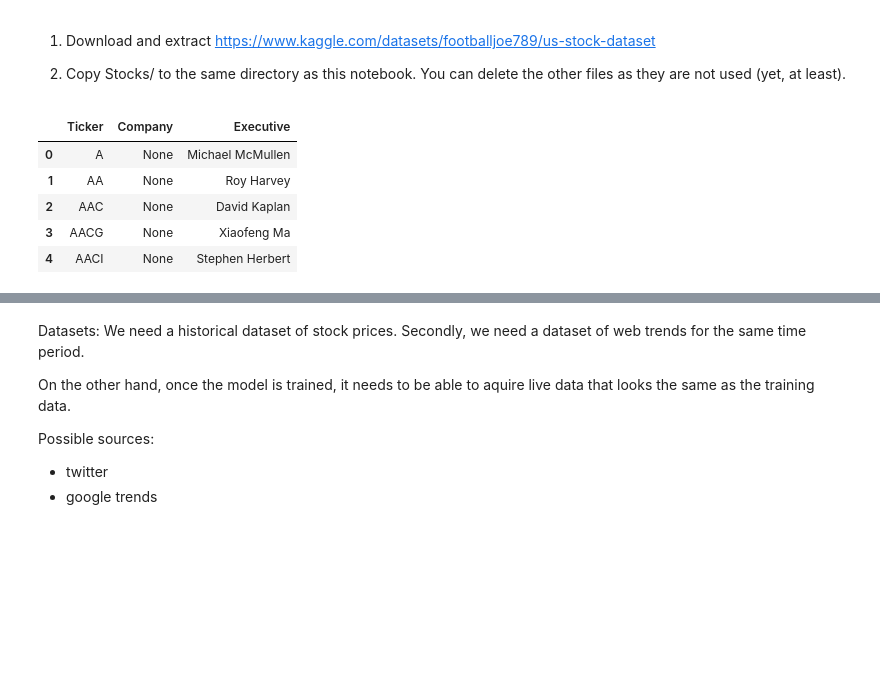
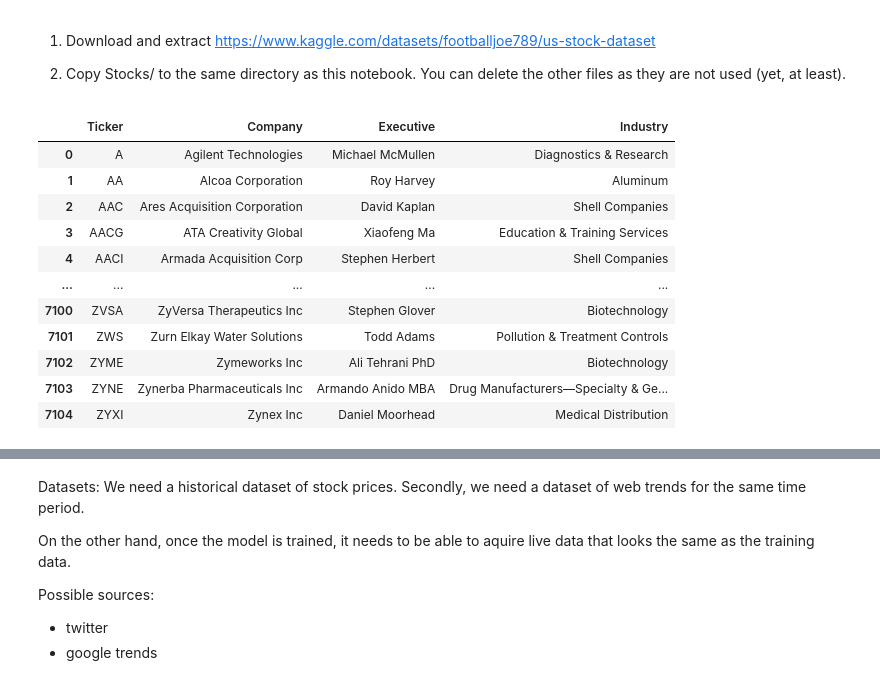
Before and after one commit to smoothjazzuser/NLP_trend_stocks, a Jupyter notebook: stock_skeleton.ipynb, the cells around one changed output, grey strips where cells are left out. Cells and saved outputs as stored; diff of their text form; code cells hidden in the pictures; blank space fills up the shorter version.

Commit message:
update info extraction method

```diff
--- a/stock_skeleton.ipynb
+++ b/stock_skeleton.ipynb
@@ -38,51 +37,95 @@ class stock_tickers():
                 if file_sizes[i] < min_size:
                     os.remove(file_path+self.stocks_symbols[i]+file_ext)
 
     def ticker_list_to_dataframe(self):
         self.data = pd.DataFrame(self.stocks_symbols, columns = ['Ticker'])
 
-    def get_company(self, ticker):
+    def get_company(self, index):
         """Return the company name for a given ticker."""
-        #return self.yh_tickers[ticker].info['longName']
-        pass
+        if type(index) == int:
+            if 'longBusinessSummary' in self.yh_tickers[index]:
+                name =  self.yh_tickers[index]['longBusinessSummary'].replace(". ", " ").replace(",", "")
+                # if name contains break_words, split on them and take the first word
+
+                # words to break on but also keep in the name
+                break_words = [' Inc ', ' Corp ', ' Ltd ', ' LLC ', ' LTD ', ' Corporation ', ' Company ', ' Group ', ' Holdings ', ' Systems ', ' Technologies ', ' Technology ', ' Services ', ' Solutions ', " Bancorp ", " Limited ", " develops ", " researches ", "S.A", " Inc.", " N.V", " Co ", " Corp. "]
+                for word in break_words:
+                    if word in name:
+                        name = name.split(word)[0] + word
+                        #remove trailing spaces
+                        name = name.strip()
+
+                # exclusive words to break on
+                break_words2 = [" is ", " and sells ", " does ", " engages ", " operates ", " provides ", " de ", " focuses ", " supports ", " - ", " distributes ", " specializes ", " (", " originates ", " owns ", " acquires ", " invests ", " offers ", " through ", " together ", " a ", " an ", " supplies ", "explores ", " designs ", " formerly " , " manufactures "," holds ", " included ", " ranks "]
+                for word in break_words2:
+                    if word in name:
+                        name = name.split(word)[0]
+
+                # words to break and remove from the front of the name
+                break_words_front = ["2022", "2023", "2024", "2025", "2026", "2027", "2028", "2029", "2030", " VA "]
+                for word in break_words_front:
+                    if word in name:
+                        name = name.split(word)[-1]
+                        name = name.strip()
+
+                if name[-1] == ".":
+                    name = name[:-1]
+
+                return name
+        return ""
 
     def get_company_officers(self, index):
-        try:
-            officers = tickers.yh_tickers[index]["companyOfficers"]
-            officers = sorted(officers, key = lambda x: x['unexercisedValue'], reverse = True)
-            officer = officers[0]['name'].replace("Mr. ", "").replace("Ms. ", "").replace("Dr. ", "").replace("Mrs. ", "").replace(".", "").split(" ")
-            officer = [x for x in officer if len(x) > 1]
-            officer = " ".join(officer)
-        except:
-            officer = ""
-        return officer
+        if type(index) == int:
+            if 'companyOfficers' in self.yh_tickers[index]:
+                if len(self.yh_tickers[index]["companyOfficers"]) > 0:
+                    officers = self.yh_tickers[index]["companyOfficers"]
+                    officers = sorted(officers, key = lambda x: x['unexercisedValue'], reverse = True)
+                    officer = officers[0]['name'].replace("Mr. ", "").replace("Ms. ", "").replace("Dr. ", "").replace("Mrs. ", "").replace(".", "").split(" ")
+                    officer = [x for x in officer if len(x) > 1]
+                    officer = " ".join(officer)
+                    return officer
+        return ""
+
+    def get_industry(self, index):
+        """Return the industry for a given ticker."""
+        if type(index) == int:
+            if 'industry' in self.yh_tickers[index]:
+                return self.yh_tickers[index]['industry']
+        return ""
 
     def get_company_list(self):
         """Return a list of company information for later processing. Caches results to file."""
         if not os.path.exists('company_list.pkl'):
             self.yh_tickers = [Ticker(ticker) for ticker in self.stocks_symbols]
             start = timeit.default_timer()
             for t in range(len(self.yh_tickers)):
                 sym = self.stocks_symbols[t]
                 time_now = timeit.default_timer()
                 print(f"{round(100*t/len(self.yh_tickers),1)}% complete.", "Estimated time left:", round((time_now-start)*(len(self.yh_tickers)-t)/(t+1),0), "seconds. Symbol:", self.stocks_symbols[t], end = '\r')
                 self.yh_tickers[t] = self.yh_tickers[t].asset_profile[sym]
             with open('company_list.pkl', 'wb') as f:
                 dump(self.yh_tickers, f)
         else:
             with open('company_list.pkl', 'rb') as f:
                 self.yh_tickers = load(f)
 
     def process_information(self):
-        self.data['Company'] = self.data['Ticker'].apply(self.get_company)
-        self.data["Executive"] = [self.get_company_officers(t) for t in tqdm(range(len(self.yh_tickers)))]
+        self.data['Company'] = [self.get_company(t) for t in range(len(self.yh_tickers))]
+        self.data["Executive"] = [self.get_company_officers(t) for t in range(len(self.yh_tickers))]
+        self.data['Industry'] = [self.get_industry(t) for t in range(len(self.yh_tickers))]
 
 tickers = stock_tickers()
-tickers.data.head()
+tickers.data
 # %% [output]
-|  | Ticker | Company | Executive |
-| 0 | A | None | Michael McMullen |
-| 1 | AA | None | Roy Harvey |
-| 2 | AAC | None | David Kaplan |
-| 3 | AACG | None | Xiaofeng Ma |
-| 4 | AACI | None | Stephen Herbert |
+|  | Ticker | Company | Executive | Industry |
+| 0 | A | Agilent Technologies | Michael McMullen | Diagnostics & Research |
+| 1 | AA | Alcoa Corporation | Roy Harvey | Aluminum |
+| 2 | AAC | Ares Acquisition Corporation | David Kaplan | Shell Companies |
+| 3 | AACG | ATA Creativity Global | Xiaofeng Ma | Education & Training Services |
+| 4 | AACI | Armada Acquisition Corp | Stephen Herbert | Shell Companies |
+| ... | ... | ... | ... | ... |
+| 7100 | ZVSA | ZyVersa Therapeutics Inc | Stephen Glover | Biotechnology |
+| 7101 | ZWS | Zurn Elkay Water Solutions | Todd Adams | Pollution & Treatment Controls |
+| 7102 | ZYME | Zymeworks Inc | Ali Tehrani PhD | Biotechnology |
+| 7103 | ZYNE | Zynerba Pharmaceuticals Inc | Armando Anido MBA | Drug Manufacturers—Specialty & Ge... |
+| 7104 | ZYXI | Zynex Inc | Daniel Moorhead | Medical Distribution |
```
Also changed, not shown: parts of 5 cells of this notebook.
